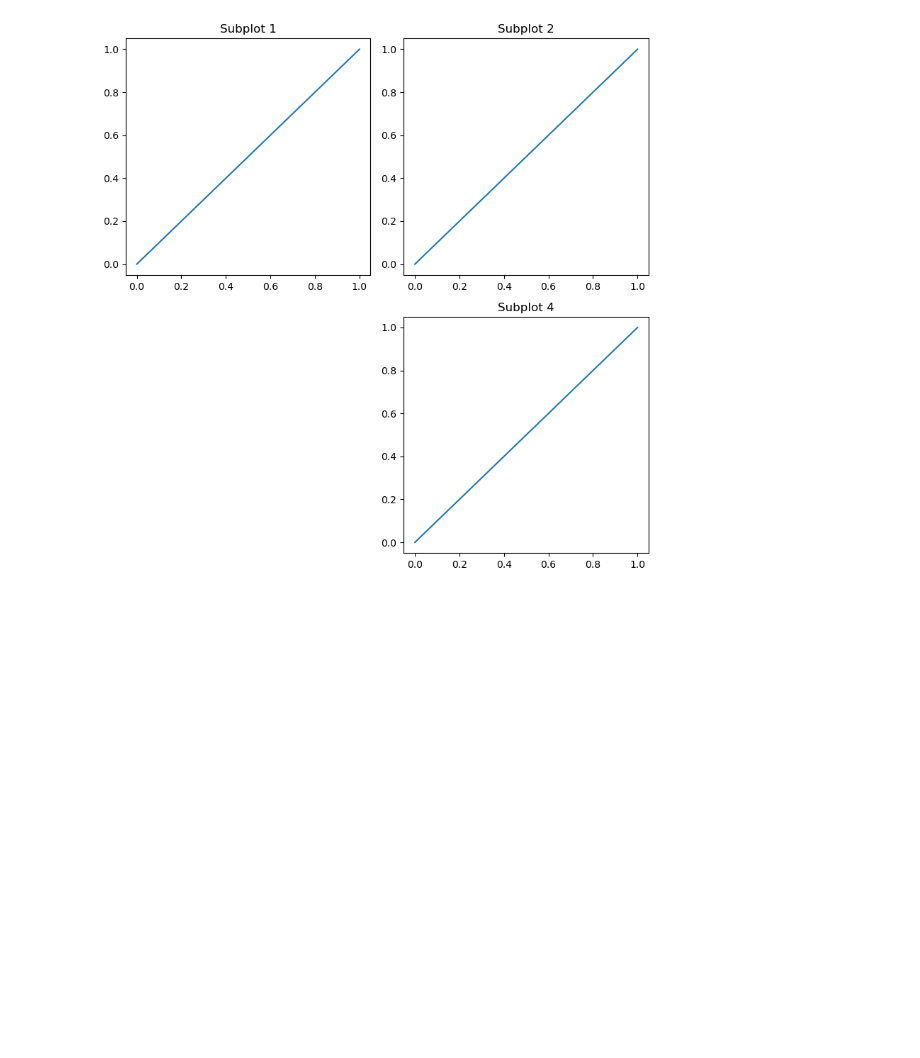
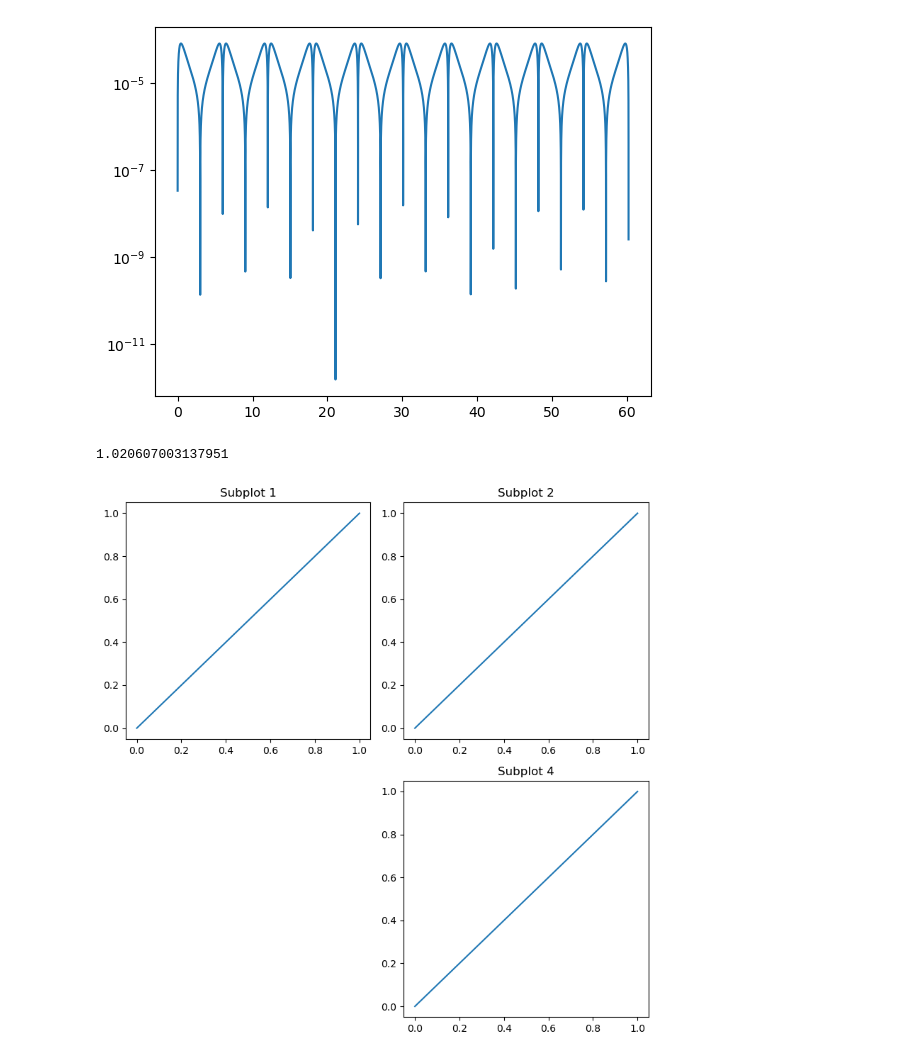
Before and after one commit to Berto70/pod_compastro23, a Jupyter notebook: Fireworks/fireworks_test/scripts/ass_3/test.ipynb, the cells around one changed output. Cells and saved outputs as stored; diff of their text form; code cells hidden in the pictures; blank space fills up the shorter version.

```diff
--- a/Fireworks/fireworks_test/scripts/ass_3/test.ipynb
+++ b/Fireworks/fireworks_test/scripts/ass_3/test.ipynb
@@ -15,3 +16,13 @@ plt.show()
+# %%
+plt.plot(np.linspace(0, 10*6.023728936308691218e+00, etot_1.shape[0]), np.abs((etot_1-Etot_0)/Etot_0))
+plt.yscale('log')
+plt.show()
+# %% [output]
+[figure, added]
+# %%
+np.abs((np.sum(abs(data_001_mod[:,4]-etot_1[1:]))/etot_1.shape[0]-Etot_0)/Etot_0)
+# %% [output]
+1.020607003137951
 # %%
 import matplotlib.pyplot as plt
 from matplotlib.gridspec import GridSpec
```
Also changed, not shown: parts of 4 cells of this notebook, 17 other files.
